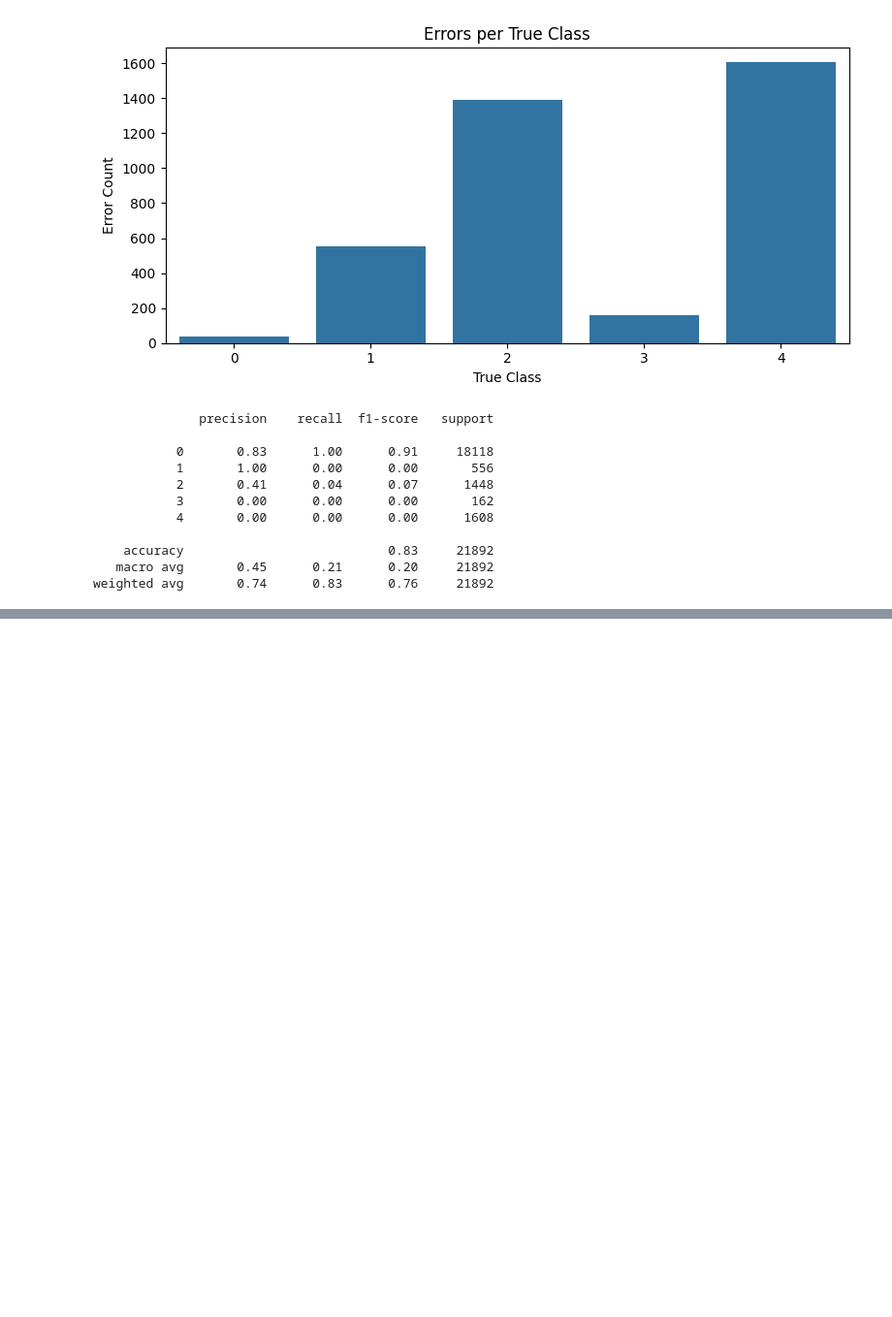
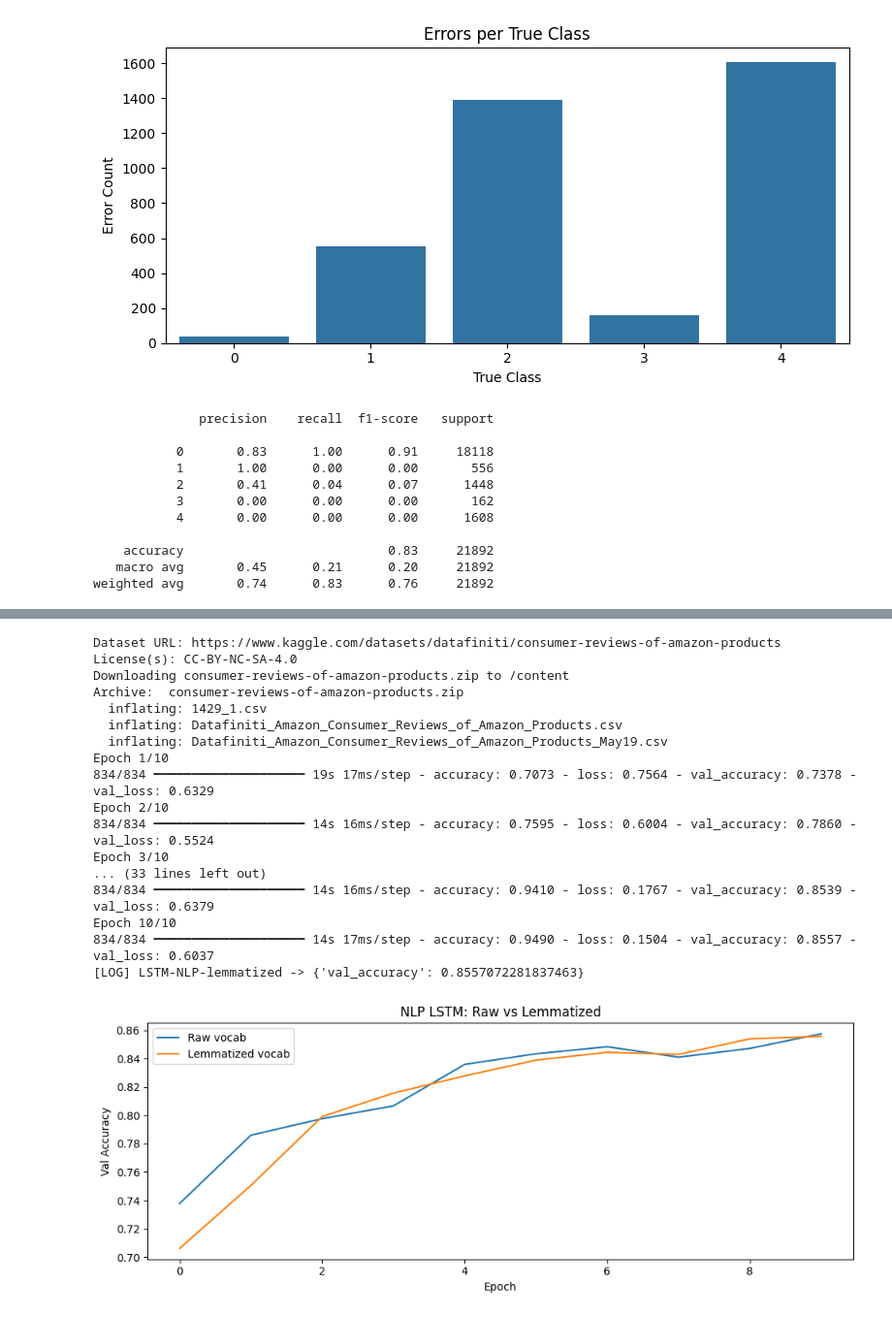
Before and after one commit to grandisaster/DL_course_homeworks, a Jupyter notebook: dl_course_homeworks_tikhonova.ipynb, the cells around one changed output, grey strips where cells are left out. Shown at 97% size. Saved outputs shown, nothing was run; the diff lists cells and outputs as text; code cells hidden in the pictures; blank space fills up the shorter version.

```diff
--- a/dl_course_homeworks_tikhonova.ipynb
+++ b/dl_course_homeworks_tikhonova.ipynb
@@ -426,0 +430,76 @@ weighted avg       0.74      0.83      0.76     21892
+# %%
+nltk.download("wordnet", quiet=True)
+lemmatizer = WordNetLemmatizer()
+
+!kaggle datasets download -d datafiniti/consumer-reviews-of-amazon-products
+!unzip consumer-reviews-of-amazon-products.zip
+
+df1 = pd.read_csv("Datafiniti_Amazon_Consumer_Reviews_of_Amazon_Products.csv")
+df2 = pd.read_csv("Datafiniti_Amazon_Consumer_Reviews_of_Amazon_Products_May19.csv")
+df_rev = pd.concat([df1, df2], ignore_index=True)
+
+def clean_text(text):
+    text = str(text).lower()
+    text = re.sub(r"\d+", "", text)
+    text = re.sub(r"[^\w\s]", "", text)
+    return re.sub(r"\s+", " ", text).strip()
+
+df_rev["cleaned"] = df_rev["reviews.text"].apply(clean_text)
+df_rev["label"]   = df_rev["reviews.rating"].apply(lambda r: 0 if r<=3 else (1 if r==4 else 2))
+df_rev = df_rev[["cleaned","label"]].dropna()
+y_nlp  = pd.get_dummies(df_rev["label"], prefix="sent").astype(int)
+
+MAX_WORDS, MAX_LEN = 8000, 50
+
+def build_lstm_nlp():
+    m = Sequential([
+        Input(shape=(MAX_LEN,)),
+        Embedding(input_dim=MAX_WORDS, output_dim=512),
+        LSTM(256, return_sequences=True, activation="tanh"),
+        LSTM(128, activation="tanh"),
+        Dropout(0.3), Dense(32, activation="relu"), Dropout(0.3),
+        Dense(3, activation="softmax"),
+    ])
+    m.compile(optimizer="adam", loss="categorical_crossentropy", metrics=["accuracy"])
+    return m
+
+def tokenize_and_train(texts, y, lemmatize, name):
+    if lemmatize:
+        texts = texts.apply(lambda t: " ".join(lemmatizer.lemmatize(w) for w in t.split()))
+    tok = Tokenizer(num_words=MAX_WORDS)
+    tok.fit_on_texts(texts)
+    seqs = pad_sequences([tok.texts_to_sequences([t])[0] for t in texts], maxlen=MAX_LEN, padding="post")
+    X_tr, X_te, y_tr_, y_te_ = train_test_split(seqs, y, test_size=0.2, random_state=SEED, stratify=y)
+    m = build_lstm_nlp()
+    h = m.fit(X_tr, y_tr_, epochs=10, validation_data=(X_te, y_te_), verbose=1,
+              callbacks=[CSVLogger(f"{name}_log.csv")])
+    log_experiment(name, {"lemmatize": lemmatize}, {"val_accuracy": h.history["val_accuracy"][-1]})
+    return h
+
+h_raw  = tokenize_and_train(df_rev["cleaned"], y_nlp, False, "LSTM-NLP-raw")
+h_lemm = tokenize_and_train(df_rev["cleaned"], y_nlp, True,  "LSTM-NLP-lemmatized")
+
+plt.figure(figsize=(10,4))
+plt.plot(h_raw.history["val_accuracy"],  label="Raw vocab")
+plt.plot(h_lemm.history["val_accuracy"], label="Lemmatized vocab")
+plt.title("NLP LSTM: Raw vs Lemmatized"); plt.xlabel("Epoch"); plt.ylabel("Val Accuracy"); plt.legend()
+plt.tight_layout(); plt.savefig("nlp_comparison.png", dpi=150); plt.show()
+# %% [output]
+Dataset URL: https://www.kaggle.com/datasets/datafiniti/consumer-reviews-of-amazon-products
+License(s): CC-BY-NC-SA-4.0
+Downloading consumer-reviews-of-amazon-products.zip to /content
+Archive:  consumer-reviews-of-amazon-products.zip
+  inflating: 1429_1.csv
+  inflating: Datafiniti_Amazon_Consumer_Reviews_of_Amazon_Products.csv
+  inflating: Datafiniti_Amazon_Consumer_Reviews_of_Amazon_Products_May19.csv
+Epoch 1/10
+834/834 ━━━━━━━━━━━━━━━━━━━━ 19s 17ms/step - accuracy: 0.7073 - loss: 0.7564 - val_accuracy: 0.7378 - val_loss: 0.6329
+Epoch 2/10
+834/834 ━━━━━━━━━━━━━━━━━━━━ 14s 16ms/step - accuracy: 0.7595 - loss: 0.6004 - val_accuracy: 0.7860 - val_loss: 0.5524
+Epoch 3/10
+... (33 lines left out)
+834/834 ━━━━━━━━━━━━━━━━━━━━ 14s 16ms/step - accuracy: 0.9410 - loss: 0.1767 - val_accuracy: 0.8539 - val_loss: 0.6379
+Epoch 10/10
+834/834 ━━━━━━━━━━━━━━━━━━━━ 14s 17ms/step - accuracy: 0.9490 - loss: 0.1504 - val_accuracy: 0.8557 - val_loss: 0.6037
+[LOG] LSTM-NLP-lemmatized -> {'val_accuracy': 0.8557072281837463}
+[figure, added]
```
Also changed, not shown: parts of 6 cells of this notebook.
